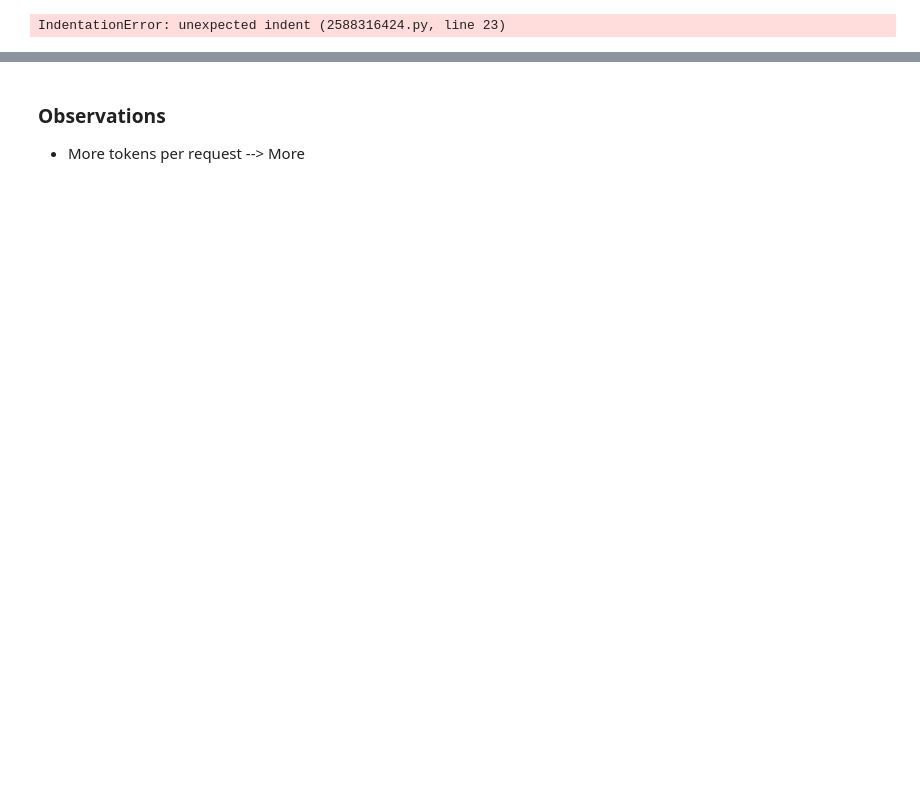
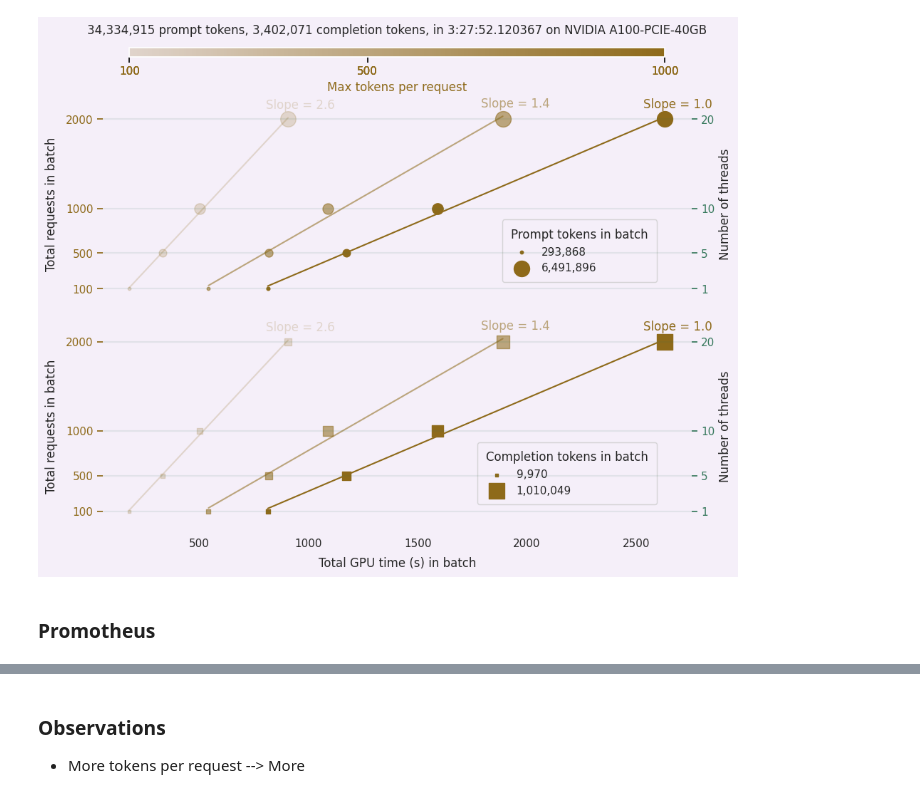
Before and after one commit to emattia/nim-bench, a Jupyter notebook: document-processing/analysis.ipynb, the cells around one changed output, grey strips where cells are left out. Cells and saved outputs as stored; diff of their text form; code cells hidden in the pictures; blank space fills up the shorter version.

```diff
--- a/document-processing/analysis.ipynb
+++ b/document-processing/analysis.ipynb
@@ -84,38 +194,8 @@ SyntaxError: EOL while scanning string literal (4061265015.py, line 5)
 # %%
-REQUEST_COLOR = "#8E6A1A"
-CONCURRENCY_COLOR = "#37795D"
-BG_COLOR = "#F5EFF9"
-
-custom_params = {
-    "axes.spines.left": False,
-    "axes.spines.right": False,
-    "axes.spines.top": False,
-    "axes.spines.bottom": False,
-    "axes.grid": False,
-    "axes.facecolor": BG_COLOR,
-    "figure.facecolor": BG_COLOR
-}
-sns.set_theme(rc=custom_params)
-
 fig, ax = plt.subplot_mosaic(mosaic=[
     [ 'time and tokens - prompt' ],
     [ 'time and tokens - completion']
 ], figsize=(10,8))
-
-def create_mapping_function(a, b, _max = 250, _min = 10):
-    def mapping_function(x):
-        if x < a or x > b:
-            raise ValueError(f"The input number {x} is out of the range [{a}, {b}]")
-        return _min + (x - a) * (_max - _min) / (b - a)
-    return mapping_function
-
-def create_alpha_colormap(hex_color, alpha_bottom, alpha_top):
-    rgb_color = to_rgba(hex_color)[:3]
-    return LinearSegmentedColormap.from_list(
-        'alpha_colormap',
-        [(rgb_color[0], rgb_color[1], rgb_color[2], alpha_bottom),
-         (rgb_color[0], rgb_color[1], rgb_color[2], alpha_top)]
-    )
 
 alpha_bottom = .2
 alpha_top = 1.
@@ -148,9 +228,6 @@ request_ticks = df.total_requests.unique()
 specific_request_tick_labels = [str(int(tick)) for tick in request_ticks]
 specific_concurrency_ticks = df.concurrent_requests.unique()
 specific_concurrency_tick_labels = [str(int(tick)) for tick in specific_concurrency_ticks]
-
-sm = plt.cm.ScalarMappable(cmap=request_map_for_colorbar, norm=plt.Normalize(vmin=alpha_bottom, vmax=alpha_top))
-sm.set_array([])
 
 def color_ax(handle='time and tokens - prompt', is_prompt=True, is_bottom=False):
 
@@ -238,39 +315,39 @@ def color_ax(handle='time and tokens - prompt', is_prompt=True, is_bottom=False)
             handles,
             prompt_tokens_size_scaling_labels,
             title="Prompt tokens in batch",
-            bbox_to_anchor=(.25, 0.9),
+            bbox_to_anchor=(.95, 0.45),
             borderpad=0.8
         )
     else:
         handles = [
             ax[handle].scatter([], [], s=completions_map(min_completion_tokens), color=REQUEST_COLOR, marker='s'),
             ax[handle].scatter([], [], s=completions_map(max_completion_tokens), color=REQUEST_COLOR, marker='s')
         ]
         leg = ax[handle].legend(
             handles,
             completion_tokens_size_scaling_labels,
             title="Completion tokens in batch",
-            bbox_to_anchor=(.25, 0.9),
+            bbox_to_anchor=(.95, 0.45),
             borderpad=0.8
         )
 
     leg._legend_box.align = "left"
 
     _10pct = request_ticks.max() * .1
     ax[handle].set_ylim([request_ticks.min() - _10pct, request_ticks.max() + _10pct])
 
     for val in specific_concurrency_ticks:
         ax_time_tokens_twin.axhline(y=val, alpha=0.1, color=CONCURRENCY_COLOR)
 
     _10pct = specific_concurrency_ticks.max() * .1
     ax_time_tokens_twin.set_ylim(
         [specific_concurrency_ticks.min() - _10pct, specific_concurrency_ticks.max() + _10pct]
     )
 
 
 color_ax(handle='time and tokens - prompt', is_prompt=True, is_bottom=False)
 color_ax(handle='time and tokens - completion', is_prompt=False, is_bottom=True)
-# fig.tight_layout()
+fig.tight_layout()
 plt.show()
 # %% [output]
-IndentationError: unexpected indent (2588316424.py, line 23)
+[figure, added]
@@ -276,0 +359,2 @@ IndentationError: unexpected indent (2588316424.py, line 23)
+# %% [markdown]
+### Promotheus
```
Also changed, not shown: parts of 21 cells of this notebook, 13 other files.
